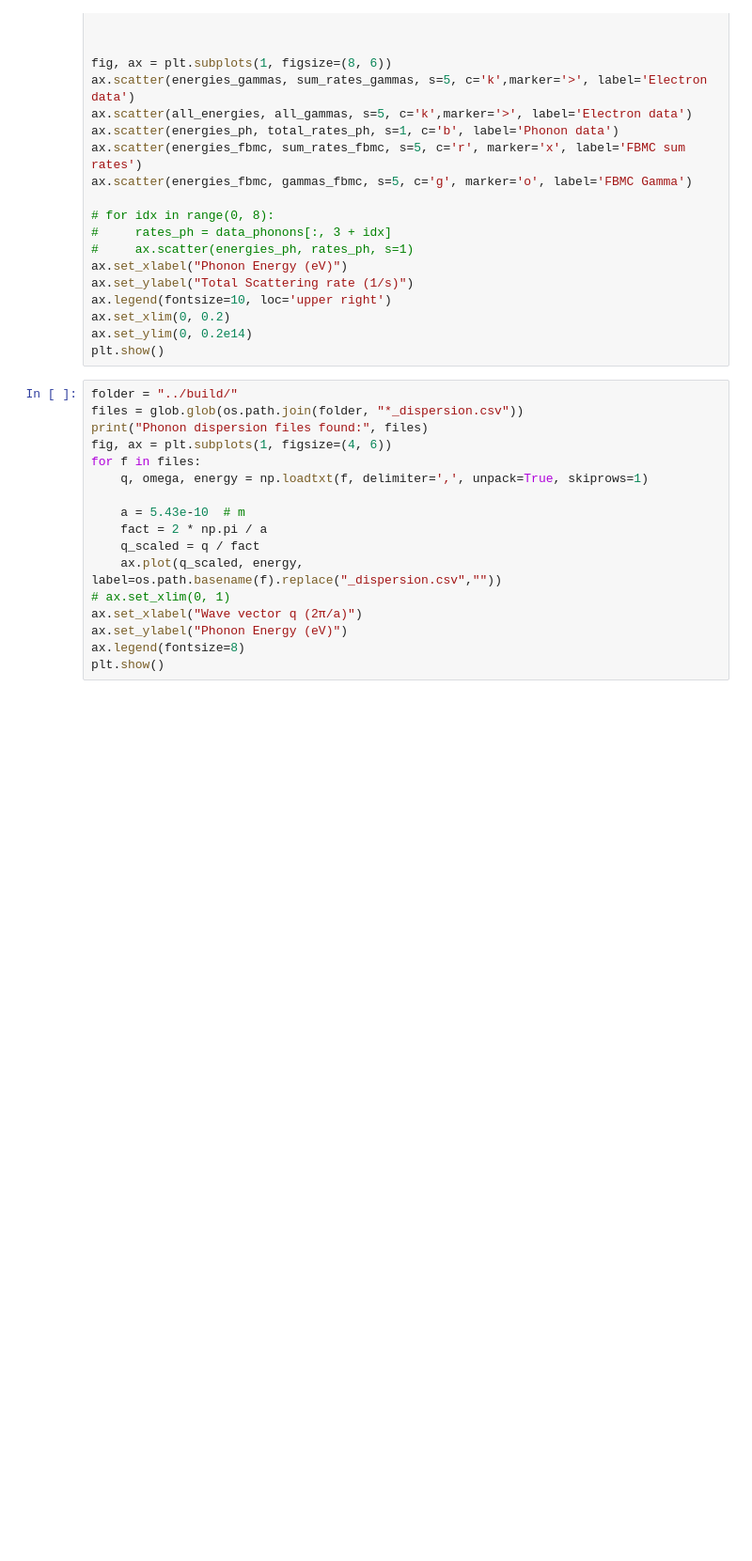
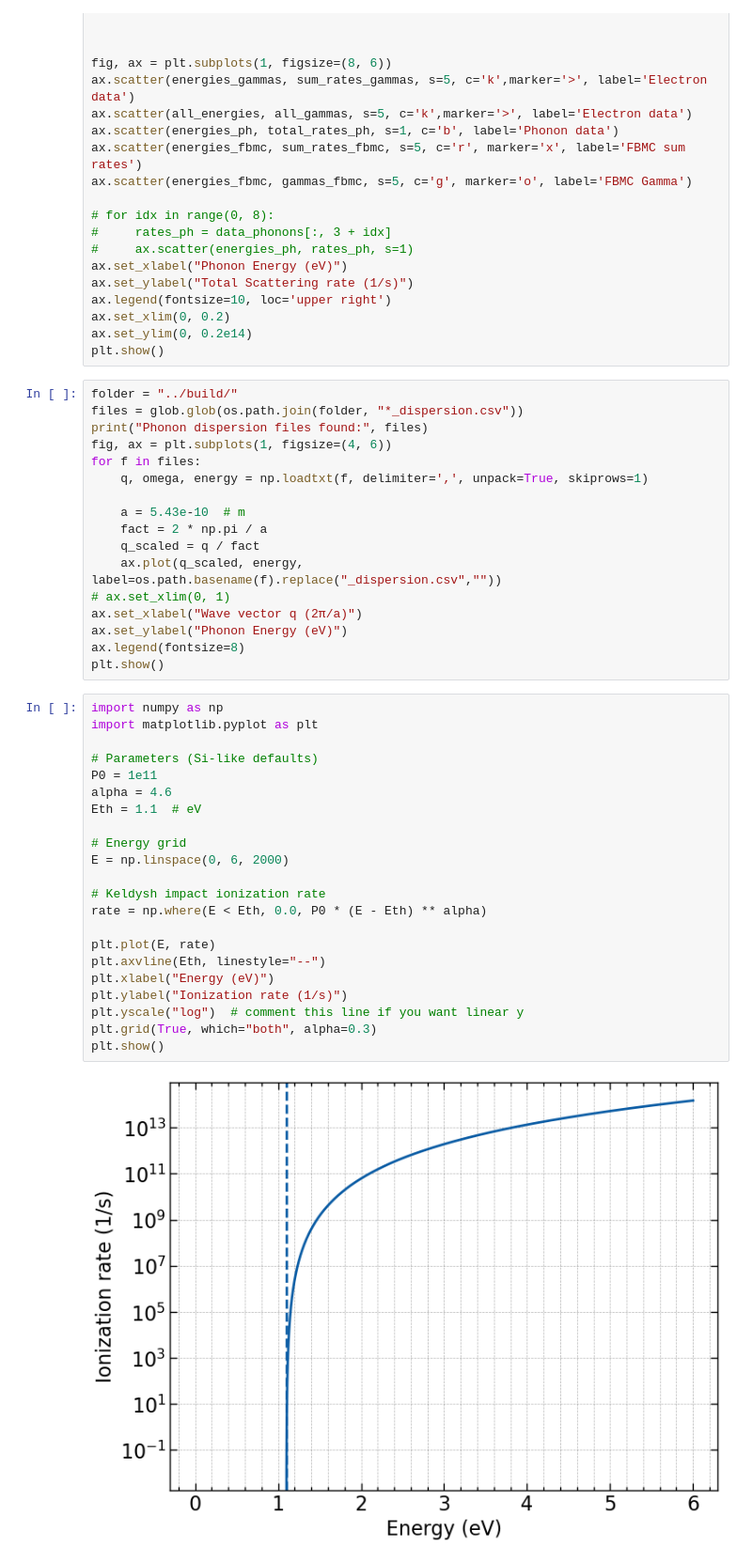
Before and after one commit to RemiHelleboid/UltimateEPM, a Jupyter notebook: python/test.ipynb, the cells around one changed output. Shown at 94% size. Drawn from its saved outputs; the diff is of its cells as text; blank space fills up the shorter version.

```diff
--- a/python/test.ipynb
+++ b/python/test.ipynb
@@ -189,3 +200,27 @@ ax.set_xlabel("Wave vector q (2π/a)")
 ax.set_ylabel("Phonon Energy (eV)")
 ax.legend(fontsize=8)
 plt.show()
+# %%
+import numpy as np
+import matplotlib.pyplot as plt
+
+# Parameters (Si-like defaults)
+P0 = 1e11
+alpha = 4.6
+Eth = 1.1  # eV
+
+# Energy grid
+E = np.linspace(0, 6, 2000)
+
+# Keldysh impact ionization rate
+rate = np.where(E < Eth, 0.0, P0 * (E - Eth) ** alpha)
+
+plt.plot(E, rate)
+plt.axvline(Eth, linestyle="--")
+plt.xlabel("Energy (eV)")
+plt.ylabel("Ionization rate (1/s)")
+plt.yscale("log")  # comment this line if you want linear y
+plt.grid(True, which="both", alpha=0.3)
+plt.show()
+# %% [output]
+[figure, added]
```
Also changed, not shown: parts of 3 cells of this notebook, 6 other files.
